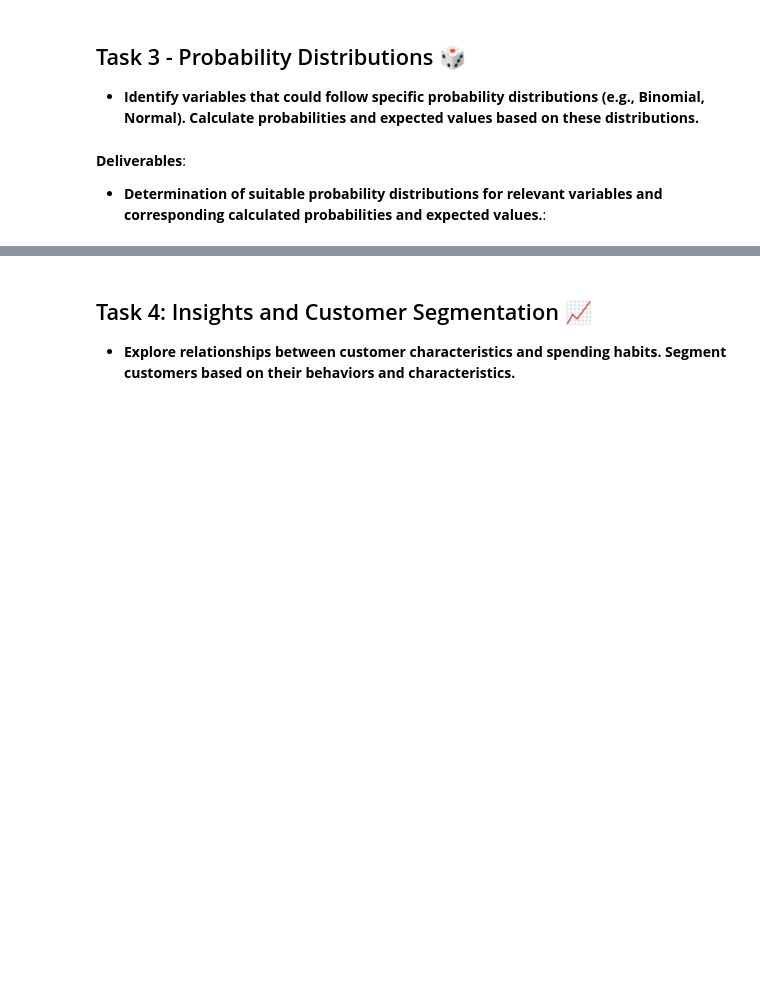
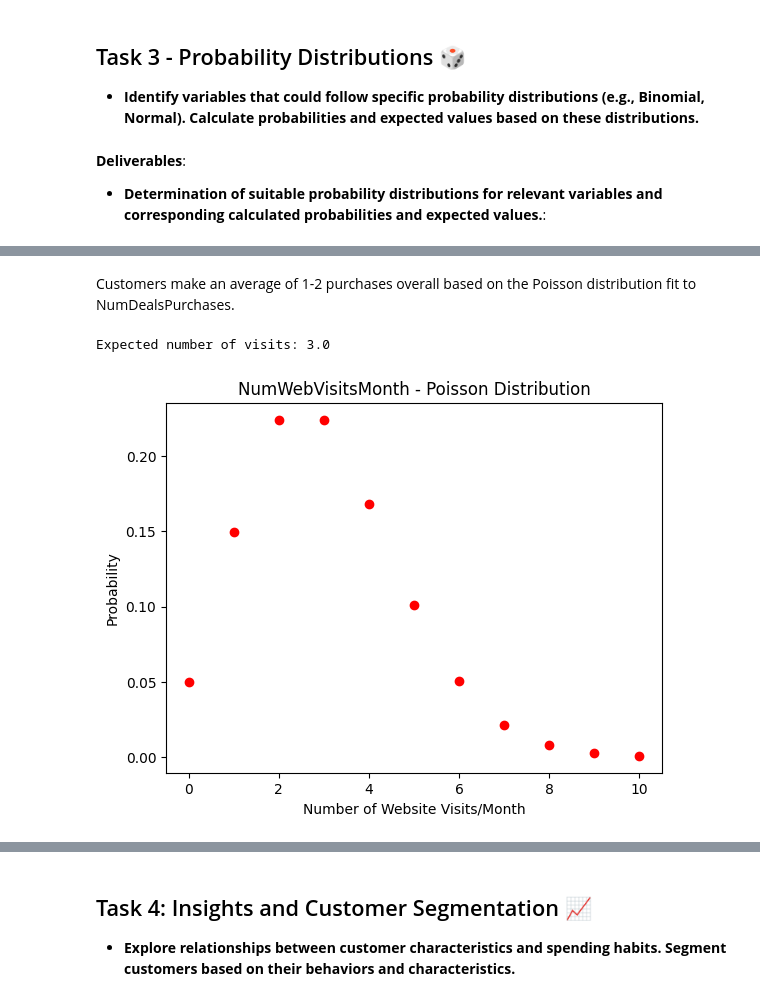
Before and after one commit to nitin7478/Capstone_EDA_project_Almabetter, a Jupyter notebook: Applied_Statistics_Project.ipynb, the cells around one changed output, grey strips where cells are left out. Cells and saved outputs as stored; diff of their text form; code cells hidden in the pictures; blank space fills up the shorter version.

```diff
--- a/Applied_Statistics_Project.ipynb
+++ b/Applied_Statistics_Project.ipynb
@@ -83,0 +271,14 @@ Data description is as follows;
+# %% [markdown]
+Customers make an average of 1-2 purchases overall based on the Poisson distribution fit to NumDealsPurchases.
+# %%
+# NumWebVisitsMonth - Poisson
+visits = [0,1,2,3,4,5,6,7,8,9,10]
+y = poisson.pmf(visits, 3)
+plt.plot(visits, y, 'ro')
+plt.title('NumWebVisitsMonth - Poisson Distribution')
+plt.xlabel('Number of Website Visits/Month')
+plt.ylabel('Probability')
+print('Expected number of visits:', poisson.mean(3))
+# %% [output]
+Expected number of visits: 3.0
+[figure, added]
```
Also changed, not shown: parts of 57 cells of this notebook.
